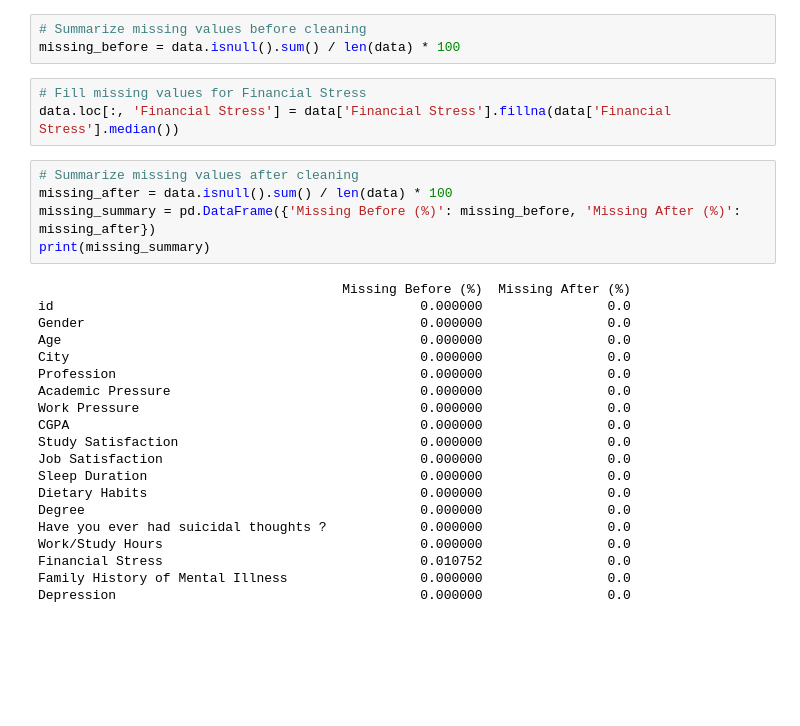
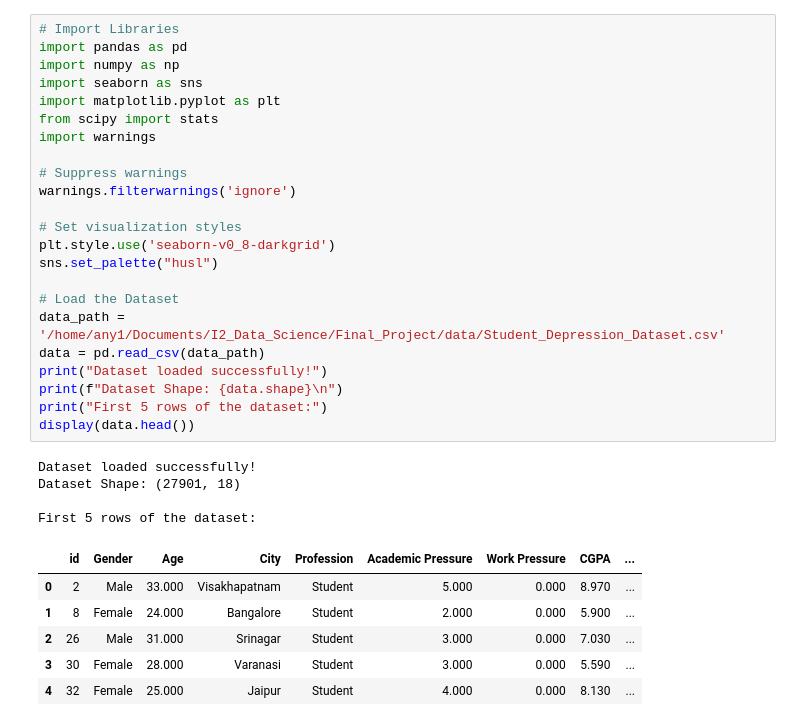
Before and after one commit to Luka-Dumbadze/Student_Depression_Analysis, a Jupyter notebook: notebooks/Data_Loading_and_Cleaning.ipynb, the cells around one changed output. Saved outputs shown, nothing was run; the diff lists cells and outputs as text; blank space fills up the shorter version.

```diff
--- a/notebooks/Data_Loading_and_Cleaning.ipynb
+++ b/notebooks/Data_Loading_and_Cleaning.ipynb
@@ -43,31 +1,34 @@ dtype: int64
-# %%
-# Summarize missing values before cleaning
-missing_before = data.isnull().sum() / len(data) * 100
-# %%
-# Fill missing values for Financial Stress
-data.loc[:, 'Financial Stress'] = data['Financial Stress'].fillna(data['Financial Stress'].median())
-# %%
-# Summarize missing values after cleaning
-missing_after = data.isnull().sum() / len(data) * 100
-missing_summary = pd.DataFrame({'Missing Before (%)': missing_before, 'Missing After (%)': missing_after})
-print(missing_summary)
-# %% [output]
-                                       Missing Before (%)  Missing After (%)
-id                                               0.000000                0.0
-Gender                                           0.000000                0.0
-Age                                              0.000000                0.0
-City                                             0.000000                0.0
-Profession                                       0.000000                0.0
-Academic Pressure                                0.000000                0.0
-Work Pressure                                    0.000000                0.0
-CGPA                                             0.000000                0.0
-Study Satisfaction                               0.000000                0.0
-Job Satisfaction                                 0.000000                0.0
-Sleep Duration                                   0.000000                0.0
-Dietary Habits                                   0.000000                0.0
-Degree                                           0.000000                0.0
-Have you ever had suicidal thoughts ?            0.000000                0.0
-Work/Study Hours                                 0.000000                0.0
-Financial Stress                                 0.010752                0.0
-Family History of Mental Illness                 0.000000                0.0
-Depression                                       0.000000                0.0
+# %%
+# Import Libraries
+import pandas as pd
+import numpy as np
+import seaborn as sns
+import matplotlib.pyplot as plt
+from scipy import stats
+import warnings
+
+# Suppress warnings
+warnings.filterwarnings('ignore')
+
+# Set visualization styles
+plt.style.use('seaborn-v0_8-darkgrid')
+sns.set_palette("husl")
+
+# Load the Dataset
+data_path = '/home/any1/Documents/I2_Data_Science/Final_Project/data/Student_Depression_Dataset.csv'
+data = pd.read_csv(data_path)
+print("Dataset loaded successfully!")
+print(f"Dataset Shape: {data.shape}\n")
+print("First 5 rows of the dataset:")
+display(data.head())
+# %% [output]
+Dataset loaded successfully!
+Dataset Shape: (27901, 18)
+
+First 5 rows of the dataset:
+|  | id | Gender | Age | City | Profession | Academic Pressure | Work Pressure | CGPA | ... |
+| 0 | 2 | Male | 33.000 | Visakhapatnam | Student | 5.000 | 0.000 | 8.970 | ... |
+| 1 | 8 | Female | 24.000 | Bangalore | Student | 2.000 | 0.000 | 5.900 | ... |
+| 2 | 26 | Male | 31.000 | Srinagar | Student | 3.000 | 0.000 | 7.030 | ... |
+| 3 | 30 | Female | 28.000 | Varanasi | Student | 3.000 | 0.000 | 5.590 | ... |
+| 4 | 32 | Female | 25.000 | Jaipur | Student | 4.000 | 0.000 | 8.130 | ... |
```
Also changed, not shown: parts of 15 cells of this notebook, 15 other files.
